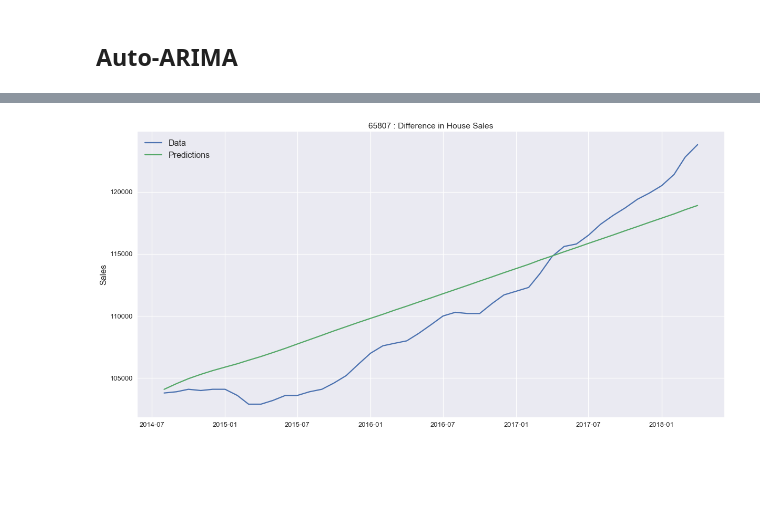
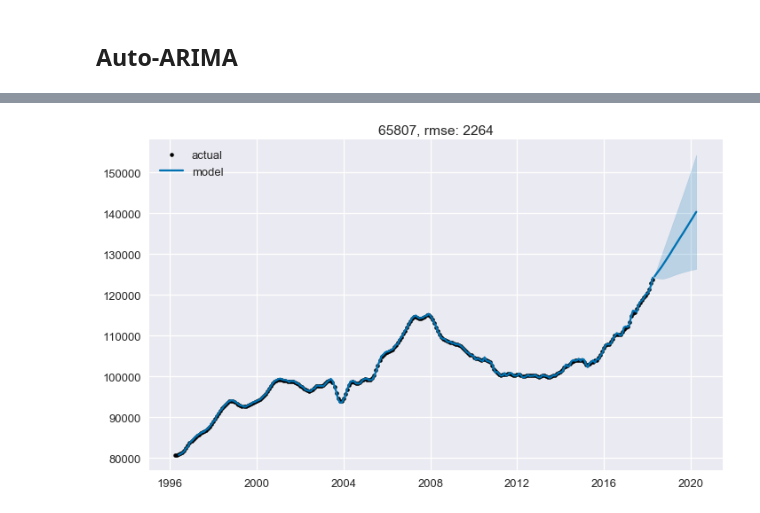
Before and after one commit to tjkim614/springfield_housing_analysis, a Jupyter notebook: 2-Modeling.ipynb, the cells around one changed output, grey strips where cells are left out. Drawn from its saved outputs; the diff is of its cells as text; code cells hidden in the pictures; blank space fills up the shorter version.

Commit message:
finished scripts, cleaned ARIMA modeling, could not get auto-ARIMA to work

```diff
--- a/2-Modeling.ipynb
+++ b/2-Modeling.ipynb
@@ -372,8 +67,0 @@ order_dict = {}
-# %%
-for col in sf_train:
-    auto = auto_arima(sf_train[col], max_order=None, max_p=10, max_q=10, d=2, max_d=5, information_criterion='aic')
-
-    order_dict[col] = auto.get_params()['order']
-
-    print(col)
-    print(auto.summary(), '\n\n\n')
@@ -406,0 +89,8 @@ order_dict
+# %%
+# temporary
+order_dict ={'65807': (2, 2, 2),
+             '65802': (2, 2, 1),
+             '65804': (2, 2, 2),
+             '65810': (2, 2, 2),
+             '65806': (0, 2, 1),
+             '65809': (1, 2, 0)}
@@ -411,42 +103,34 @@ order_dict
 # %%
-ar_substring = 'ar'
-ma_substring = 'ma'
+forecasts = {}
+for col in springfield.columns:
+    order = order_dict[col]
+    model = ARIMA(springfield[col], order=order, freq='MS').fit()
+    pvalues = model.pvalues[1:]
 
+    print('Zip Code:', col)
+    print('Starting Order:', order)
 
-for col in sf_train:
+    # looping while model still has high p-values
+    while np.any(pvalues>0.05):
+        # loops over every p-value
+        for i, p in pvalues.iteritems():
+            if p > .05:
+                # ar causing high p-value
+                if i.startswith('ar'):
+                    print('AR p-value too high, lowered order from', order)
+                    order = tuple(np.subtract(order, (1,0,0)))
+                # ma causing high p-value
+                elif i.startswith('ma'):
+                    print('MA p-value too high, lowered order from', order)
+                    order = tuple(np.subtract(order, (0,0,1)))
+                else:
+                    print('Unable to lower order - may need to force stop to prevent infinite loop')
+                    continue
+                break
 
-    arima = ARIMA(sf_train[col], order=order_dict[col] , freq='MS').fit()
+        model = ARIMA(springfield[col], order=order, freq='MS').fit()
+        pvalues = model.pvalues[1:]
 
-
-    arima_flag = False
-
-    # looping until high p-values are eliminated
-    while arima_flag == False:
-
-        # loop determining if new order is needed
-        for i in range(len(arima.pvalues)):
-
-            # new order is needed
-            if (i>0) and (arima.pvalues[i] > .05):
-
-                # ar causing high p-value
-                if ar_substring in arima.pvalues.index[i]:
-                    print('AR p-value too high, lowered order from', order_dict[col])
-                    order_dict[col] = np.subtract(order_dict[col], (1,0,0))
-                    arima = ARIMA(sf_train[col], order=order_dict[col] , freq='MS').fit()
-                    break
-
-                # ma causing high p-value
-                elif ma_substring in arima.pvalues.index[i]:
-                    print('MA p-value too high, lowered order from', order_dict[col])
-                    order_dict[col] = np.subtract(order_dict[col], (0,0,1))
-                    arima = ARIMA(sf_train[col], order=order_dict[col] , freq='MS').fit()
-                    break
-
-            # current order has no p_values (exit while loop)
-            elif i == len(arima.pvalues)-1:
-                arima_flag = True
-
-
-    plot_summary_forecast(arima, sf_test, col)
+    print('Final Order:', order)
+    forecasts[col] = (arima_analyze(springfield[[col]], order, filename=f'arima-final-{col}'))
 # %% [output]
@@ -470 +141 @@ MA.2            2.5928           +0.0000j            2.5928            0.0000
-[figure, old version]
+[figure, new version]
```
Also changed, not shown: parts of 47 cells of this notebook, 24 other files.
